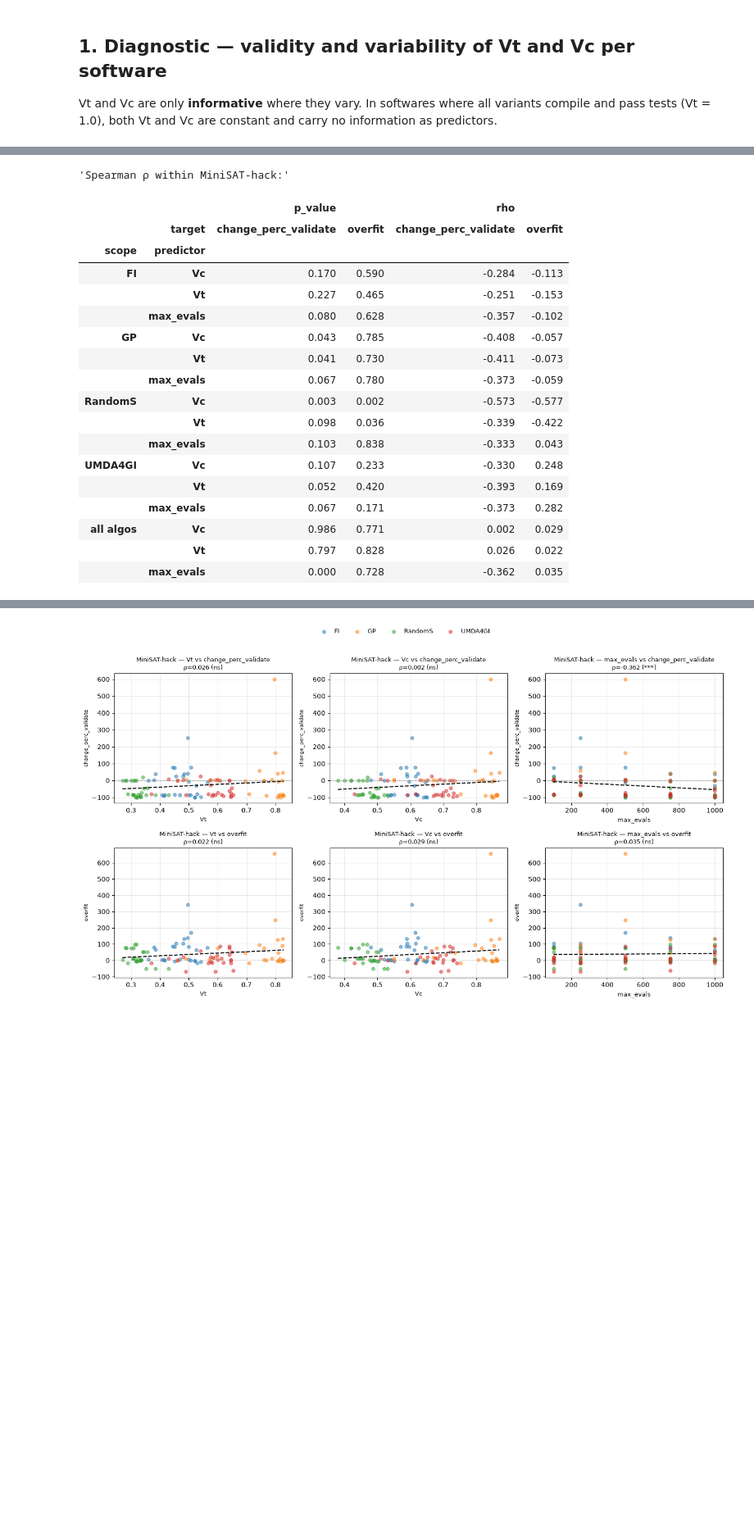
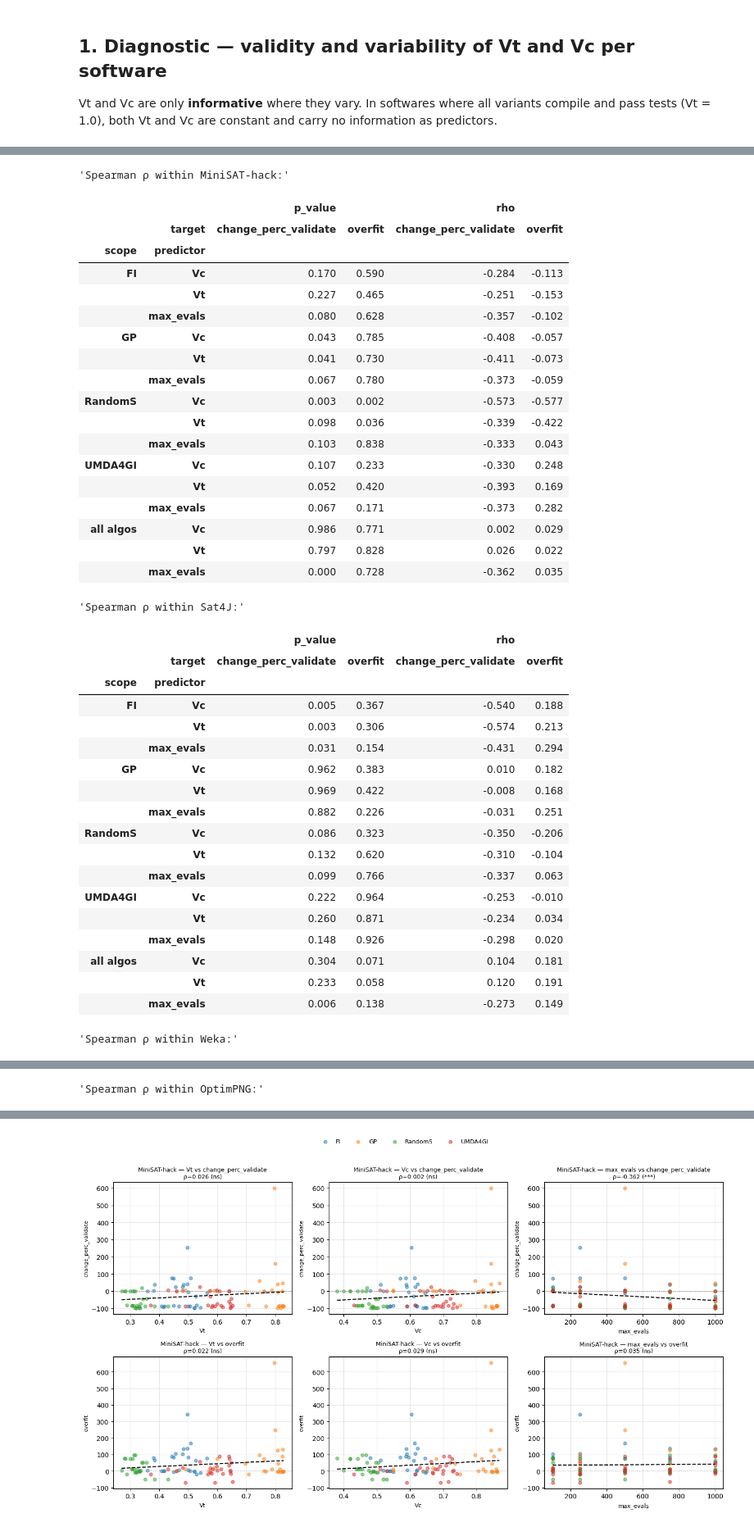
Before and after one commit to paberlo/magpie, a Jupyter notebook: experiments/results_UCL/RQ3.ipynb, the cells around one changed output, grey strips where cells are left out. Shown at 82% size. Saved outputs shown, nothing was run; the diff lists cells and outputs as text; code cells hidden in the pictures; blank space fills up the shorter version.

```diff
--- a/experiments/results_UCL/RQ3.ipynb
+++ b/experiments/results_UCL/RQ3.ipynb
@@ -223,33 +183,41 @@ Since the `local_search.py` bug was fixed before data collection, Vc is valid fo
 # %%
-df_mini = df[df['software'] == 'minisat_hack'].copy()
-print(f'MiniSAT-hack rows: {len(df_mini)}')
-for alg in RQ3_ALGOS:
-    sub = df_mini[df_mini['algorithm'] == alg]
-    print(f'  {legend_name_map[alg]:8s}  Vt=[{sub["Vt"].min():.3f},{sub["Vt"].max():.3f}]  Vc=[{sub["Vc"].min():.3f},{sub["Vc"].max():.3f}]  n={len(sub)}')
-print()
+df_mini = df[df['software'] == 'minisat_hack'].copy()  # kept for the scatter plot below
+rows_all = []
+for sw in desired_order:
+    sw_data = df[df['software'] == sw]
+    sw_name = software_display_map.get(sw, sw)
+    print(f"{sw_name} rows: {len(sw_data)}")
+    for alg in RQ3_ALGOS:
+        sub = sw_data[sw_data['algorithm'] == alg]
+        if sub.empty:
+            continue
+        print(f'  {legend_name_map[alg]:8s}  Vt=[{sub["Vt"].min():.3f},{sub["Vt"].max():.3f}]  Vc=[{sub["Vc"].min():.3f},{sub["Vc"].max():.3f}]  n={len(sub)}')
 
-rows_mini = []
-for pred in PREDICTORS:
-    for tgt in TARGETS:
-        # All algorithms together
-        rho, p = stats.spearmanr(df_mini[pred], df_mini[tgt])
-        rows_mini.append({'scope': 'all algos', 'predictor': pred, 'target': tgt,
-                          'rho': round(rho, 3), 'p_value': round(p, 4), 'n': len(df_mini)})
-        # Per algorithm
-        for alg in RQ3_ALGOS:
-            sub = df_mini[df_mini['algorithm'] == alg]
-            if len(sub) < 5: continue
-            rho_a, p_a = stats.spearmanr(sub[pred], sub[tgt])
-            rows_mini.append({'scope': legend_name_map[alg], 'predictor': pred, 'target': tgt,
-                              'rho': round(rho_a, 3), 'p_value': round(p_a, 4), 'n': len(sub)})
+    for pred in PREDICTORS:
+        for tgt in TARGETS:
+            rho, p = stats.spearmanr(sw_data[pred], sw_data[tgt])
+            rows_all.append({'software': sw_name, 'scope': 'all algos', 'predictor': pred,
+                             'target': tgt, 'rho': round(rho, 3), 'p_value': round(p, 4),
+                             'n': len(sw_data)})
+            for alg in RQ3_ALGOS:
+                sub = sw_data[sw_data['algorithm'] == alg]
+                if len(sub) < 5:
+                    continue
+                rho_a, p_a = stats.spearmanr(sub[pred], sub[tgt])
+                rows_all.append({'software': sw_name, 'scope': legend_name_map[alg], 'predictor': pred,
+                                 'target': tgt, 'rho': round(rho_a, 3), 'p_value': round(p_a, 4), 'n': len(sub)})
+    print()
 
-mini_df = pd.DataFrame(rows_mini)
-mini_df['sig'] = mini_df['p_value'].apply(
+all_df = pd.DataFrame(rows_all)
+all_df['sig'] = all_df['p_value'].apply(
     lambda p: '***' if p < 0.001 else ('**' if p < 0.01 else ('*' if p < 0.05 else 'ns'))
 )
-display('Spearman ρ within MiniSAT-hack:')
-display(mini_df.pivot_table(index=['scope','predictor'], columns='target',
-                             values=['rho','p_value'], aggfunc='first').round(3))
+
+for sw_name in [software_display_map.get(sw, sw) for sw in desired_order]:
+    sub = all_df[all_df['software'] == sw_name]
+    display(f'Spearman ρ within {sw_name}:')
+    display(sub.pivot_table(index=['scope', 'predictor'], columns='target',
+                             values=['rho', 'p_value'], aggfunc='first').round(3))
 # %% [output]
 MiniSAT-hack rows: 100
   FI        Vt=[0.360,0.564]  Vc=[0.480,0.650]  n=25
@@ -259,19 +239,39 @@ MiniSAT-hack rows: 100
 'Spearman ρ within MiniSAT-hack:'
 |  |  | p_value |  | rho |  |
 |  | target | change_perc_validate | overfit | change_perc_validate | overfit |
 | scope | predictor |  |  |  |  |
 | FI | Vc | 0.170 | 0.590 | -0.284 | -0.113 |
 |  | Vt | 0.227 | 0.465 | -0.251 | -0.153 |
 |  | max_evals | 0.080 | 0.628 | -0.357 | -0.102 |
 | GP | Vc | 0.043 | 0.785 | -0.408 | -0.057 |
 |  | Vt | 0.041 | 0.730 | -0.411 | -0.073 |
 |  | max_evals | 0.067 | 0.780 | -0.373 | -0.059 |
 | RandomS | Vc | 0.003 | 0.002 | -0.573 | -0.577 |
 |  | Vt | 0.098 | 0.036 | -0.339 | -0.422 |
 |  | max_evals | 0.103 | 0.838 | -0.333 | 0.043 |
 | UMDA4GI | Vc | 0.107 | 0.233 | -0.330 | 0.248 |
 |  | Vt | 0.052 | 0.420 | -0.393 | 0.169 |
 |  | max_evals | 0.067 | 0.171 | -0.373 | 0.282 |
 | all algos | Vc | 0.986 | 0.771 | 0.002 | 0.029 |
 |  | Vt | 0.797 | 0.828 | 0.026 | 0.022 |
 |  | max_evals | 0.000 | 0.728 | -0.362 | 0.035 |
+'Spearman ρ within Sat4J:'
+|  |  | p_value |  | rho |  |
+|  | target | change_perc_validate | overfit | change_perc_validate | overfit |
+| scope | predictor |  |  |  |  |
+| FI | Vc | 0.005 | 0.367 | -0.540 | 0.188 |
+|  | Vt | 0.003 | 0.306 | -0.574 | 0.213 |
+|  | max_evals | 0.031 | 0.154 | -0.431 | 0.294 |
+| GP | Vc | 0.962 | 0.383 | 0.010 | 0.182 |
+|  | Vt | 0.969 | 0.422 | -0.008 | 0.168 |
+|  | max_evals | 0.882 | 0.226 | -0.031 | 0.251 |
+| RandomS | Vc | 0.086 | 0.323 | -0.350 | -0.206 |
+|  | Vt | 0.132 | 0.620 | -0.310 | -0.104 |
+|  | max_evals | 0.099 | 0.766 | -0.337 | 0.063 |
+| UMDA4GI | Vc | 0.222 | 0.964 | -0.253 | -0.010 |
+|  | Vt | 0.260 | 0.871 | -0.234 | 0.034 |
+|  | max_evals | 0.148 | 0.926 | -0.298 | 0.020 |
+| all algos | Vc | 0.304 | 0.071 | 0.104 | 0.181 |
+|  | Vt | 0.233 | 0.058 | 0.120 | 0.191 |
+|  | max_evals | 0.006 | 0.138 | -0.273 | 0.149 |
+'Spearman ρ within Weka:'
@@ -277,0 +296 @@ MiniSAT-hack rows: 100
+'Spearman ρ within OptimPNG:'
```
Also changed, not shown: parts of 12 cells of this notebook, 20 other files.
